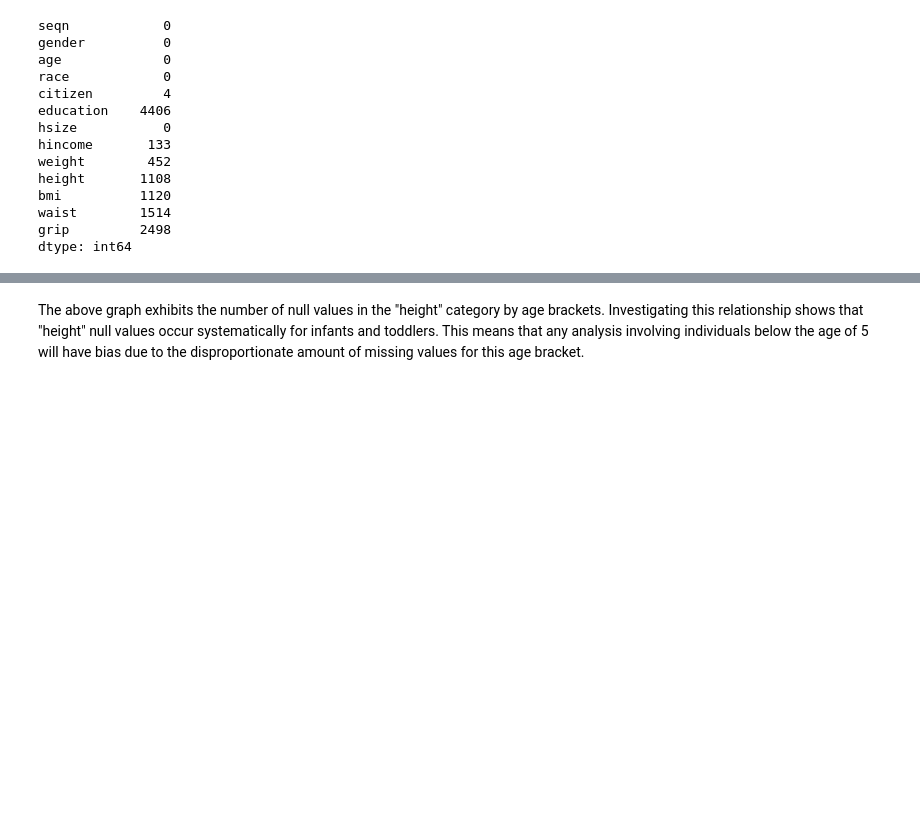
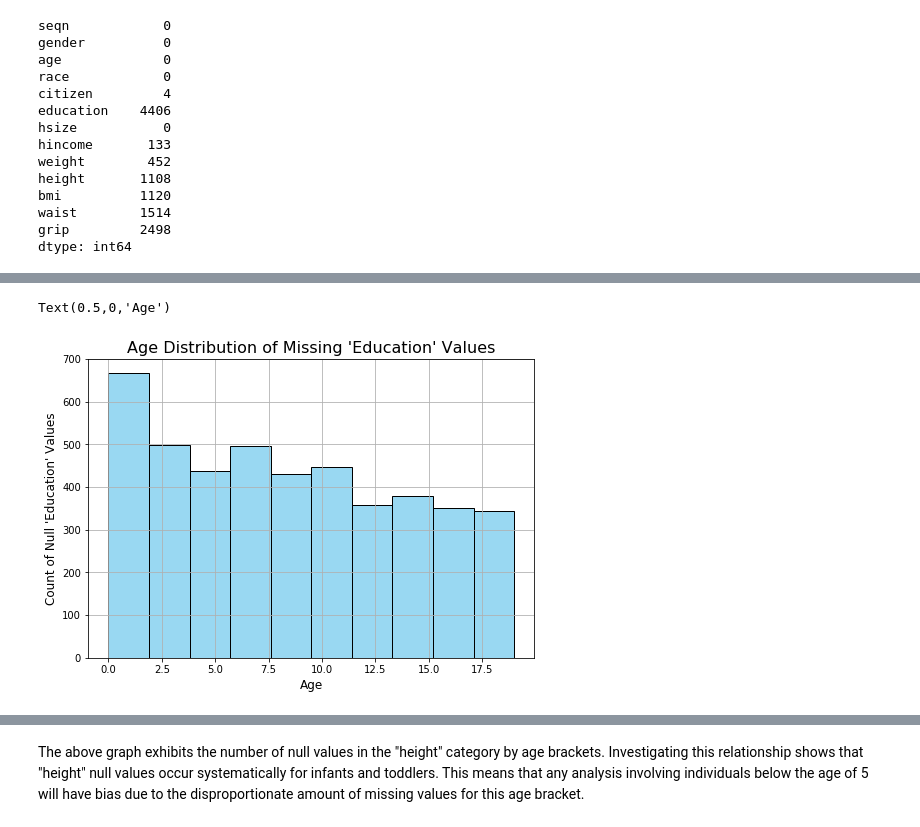
Before and after one commit to asfabiano/byu_econ_applied_machine_learning, a Jupyter notebook: homeworks/Homework_1.ipynb, the cells around one changed output, grey strips where cells are left out. Drawn from its saved outputs; the diff is of its cells as text; code cells hidden in the pictures; blank space fills up the shorter version.

```diff
--- a/homeworks/Homework_1.ipynb
+++ b/homeworks/Homework_1.ipynb
@@ -109,0 +117,8 @@ plt.show()
+# %%
+nhanes[nhanes['education'].isnull()]['age'].hist(bins = 10, color ="#99D8F2", edgecolor = "black", figsize = (8,5.5))
+plt.title("Age Distribution of Missing 'Education' Values", fontsize=16)
+plt.ylabel("Count of Null 'Education' Values", fontsize = 12)
+plt.xlabel("Age", fontsize = 12)
+# %% [output]
+Text(0.5,0,'Age')
+[figure, added]
```
Also changed, not shown: parts of 22 cells of this notebook, 1 other file.
